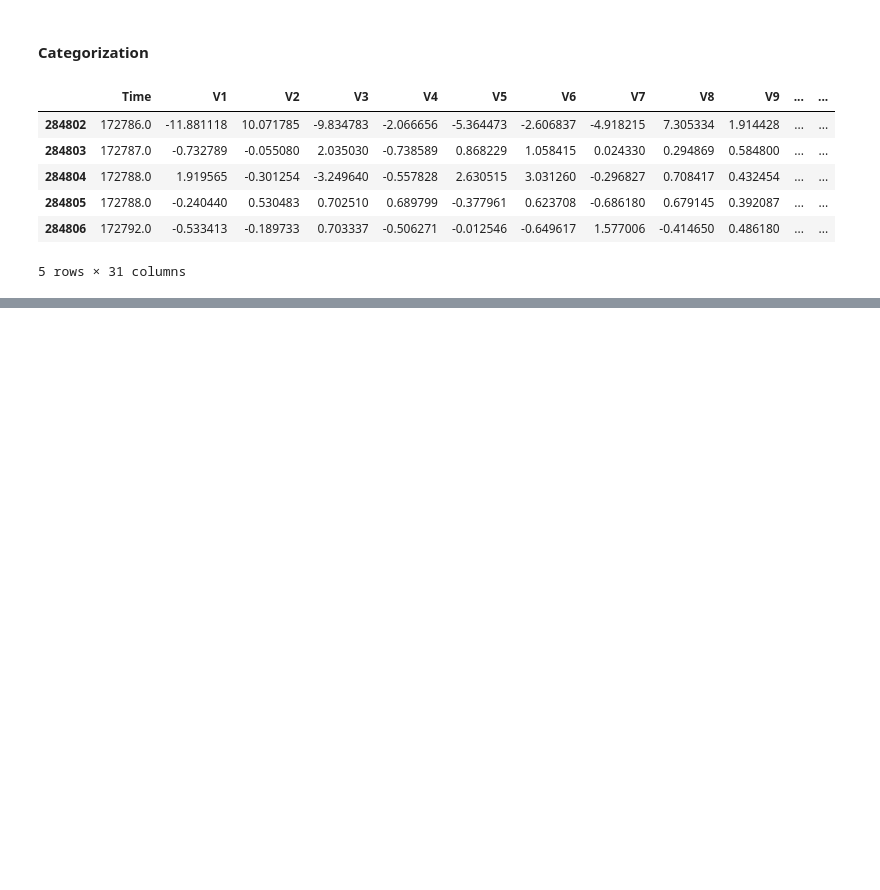
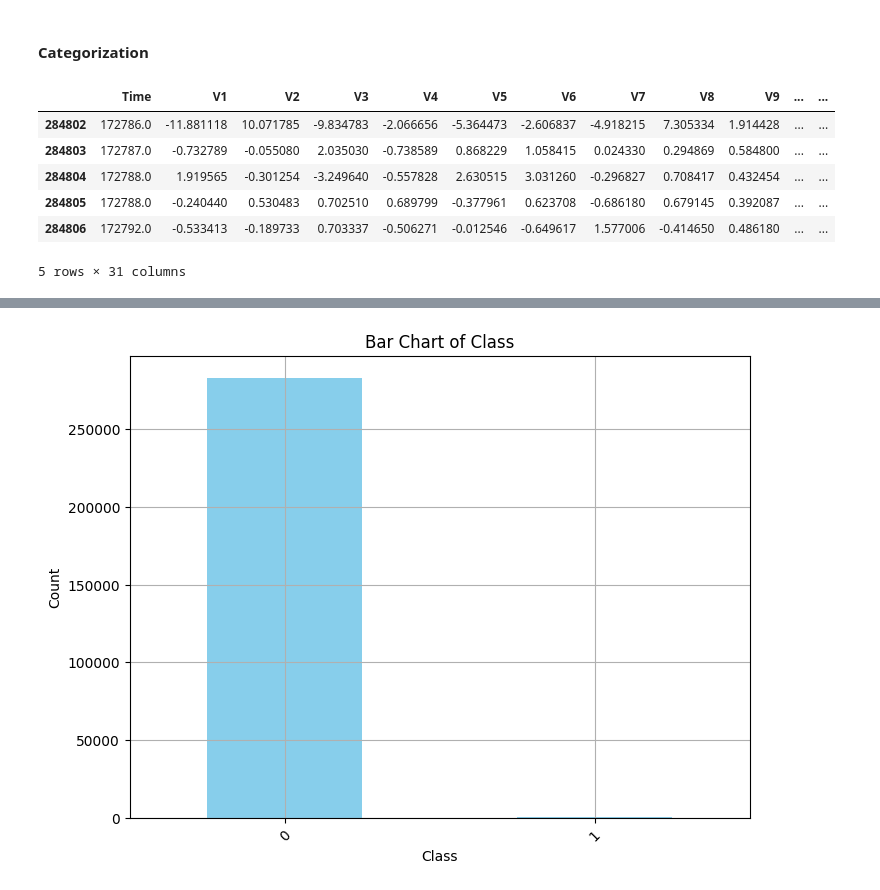
Before and after one commit to abrahamshimelis/fraud-detection, a Jupyter notebook: notebooks/data_analysis_and_preprocessing.ipynb, the cells around one changed output, grey strips where cells are left out. Drawn from its saved outputs; the diff is of its cells as text; code cells hidden in the pictures; blank space fills up the shorter version.

```diff
--- a/notebooks/data_analysis_and_preprocessing.ipynb
+++ b/notebooks/data_analysis_and_preprocessing.ipynb
@@ -201,0 +312,4 @@ df_creditcard_time = df_creditcard[['Time']]
+# %%
+plot_bar_charts(df_creditcard_cat)
+# %% [output]
+[figure, added]
```
Also changed, not shown: parts of 23 cells of this notebook, 2 other files.
